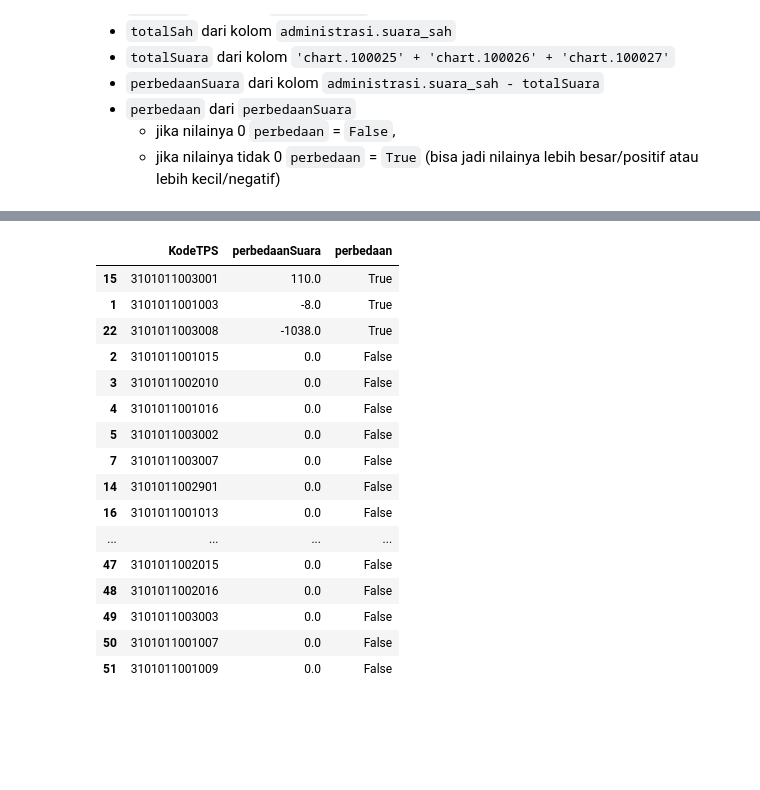
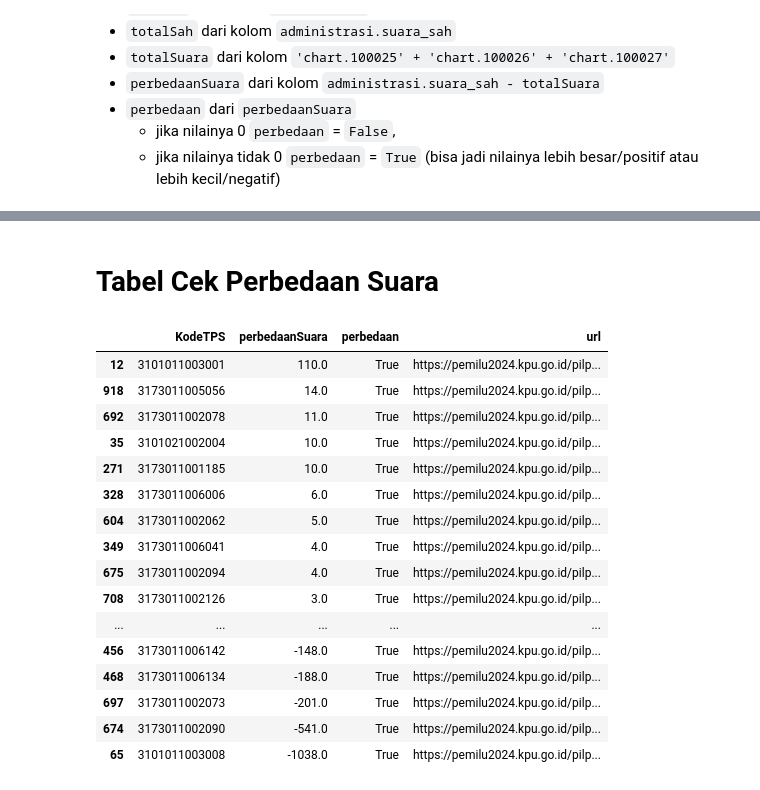
Before and after one commit to hendragunawanipb/sample_pemilu2024, a Jupyter notebook: sample_pemilu.ipynb, the cells around one changed output, grey strips where cells are left out. Drawn from its saved outputs; the diff is of its cells as text; code cells hidden in the pictures; blank space fills up the shorter version.

```diff
--- a/sample_pemilu.ipynb
+++ b/sample_pemilu.ipynb
@@ -63,7 +74,9 @@ import os
 # %%
 
 # Get the path to the sample_pemilu folder
-pemilu_folder_path = os.path.join('/content', 'sample_data_tingkat6_tps')
+#pemilu_folder_path = os.path.join('/content', 'sample_data_tingkat6_tps')
+#pemilu_folder_path = os.path.join('/content', 'drive/MyDrive/sample_pemilu/tingkat6')
+pemilu_folder_path = os.path.join('/content', 'drive/MyDrive/sample_pemilu/tingkat6_1000data')
 
 # List all files in the sample_pemilu folder
 files = os.listdir(pemilu_folder_path)
@@ -175,6 +195,14 @@ combined_df_filtered['suara03'] = combined_df_filtered['chart.100027']
 combined_df_filtered['totalSah'] = combined_df_filtered['administrasi.suara_sah']
 combined_df_filtered['totalSuara'] = combined_df_filtered[['chart.100025', 'chart.100026', 'chart.100027']].sum(axis=1)
 combined_df_filtered['perbedaanSuara'] = combined_df_filtered['administrasi.suara_sah'] - combined_df_filtered['totalSuara']
+combined_df_filtered['url'] =  'https://pemilu2024.kpu.go.id/pilpres/hitung-suara/' + combined_df_filtered['KodeTPS'].str[:2] +'/'+ combined_df_filtered['KodeTPS'].str[:4] +'/'+ combined_df_filtered['KodeTPS'].str[:6] +'/'+ combined_df_filtered['KodeTPS'].str[:10] + '/'+ combined_df_filtered['KodeTPS']
+
+
+
+def make_clickable(val):
+    return '<a href="{}">{}</a>'.format(val,val)
+
+df.style.format(make_clickable)
 
 def cekPerbedaan(row):
     if row['perbedaanSuara'] == 0:
@@ -184,4 +212,4 @@ def cekPerbedaan(row):
     return val
 
 combined_df_filtered['perbedaan'] = combined_df_filtered.apply(cekPerbedaan,axis=1)
-combined_df_filtered
+#combined_df_filtered
@@ -220,0 +236,12 @@ fig.show()
+# %%
+combined_df_filtered_perbedaan = combined_df_filtered[combined_df_filtered['perbedaan'] == True]
+
+fig = px.bar(combined_df_filtered_perbedaan, x='KodeTPS', y=['totalSah', 'totalSuara','perbedaanSuara'],
+             barmode='group', title='totalSah versi KPPS <> totalSuara versi OCR')
+fig.update_layout(
+    title='totalSah KPPS <> totalSuara versi OCR',
+    xaxis_title='KodeTPS',
+    yaxis_title='Jumlah Suara',
+)
+
+fig.show()
@@ -221,20 +250,22 @@ fig.show()
+# %% [markdown]
+# Tabel Cek Perbedaan Suara
 # %%
-combined_df_filtered[['KodeTPS','perbedaanSuara','perbedaan']].sort_values(by=['perbedaan','perbedaanSuara'],ascending=False)
+combined_df_filtered_perbedaan[['KodeTPS','perbedaanSuara','perbedaan','url']].sort_values(by=['perbedaan','perbedaanSuara'],ascending=False)
 # %% [output]
-|  | KodeTPS | perbedaanSuara | perbedaan |
-| 15 | 3101011003001 | 110.0 | True |
-| 1 | 3101011001003 | -8.0 | True |
-| 22 | 3101011003008 | -1038.0 | True |
-| 2 | 3101011001015 | 0.0 | False |
-| 3 | 3101011002010 | 0.0 | False |
-| 4 | 3101011001016 | 0.0 | False |
-| 5 | 3101011003002 | 0.0 | False |
-| 7 | 3101011003007 | 0.0 | False |
-| 14 | 3101011002901 | 0.0 | False |
-| 16 | 3101011001013 | 0.0 | False |
-| ... | ... | ... | ... |
-| 47 | 3101011002015 | 0.0 | False |
-| 48 | 3101011002016 | 0.0 | False |
-| 49 | 3101011003003 | 0.0 | False |
-| 50 | 3101011001007 | 0.0 | False |
-| 51 | 3101011001009 | 0.0 | False |
+|  | KodeTPS | perbedaanSuara | perbedaan | url |
+| 12 | 3101011003001 | 110.0 | True | https://pemilu2024.kpu.go.id/pilp... |
+| 918 | 3173011005056 | 14.0 | True | https://pemilu2024.kpu.go.id/pilp... |
+| 692 | 3173011002078 | 11.0 | True | https://pemilu2024.kpu.go.id/pilp... |
+| 35 | 3101021002004 | 10.0 | True | https://pemilu2024.kpu.go.id/pilp... |
+| 271 | 3173011001185 | 10.0 | True | https://pemilu2024.kpu.go.id/pilp... |
+| 328 | 3173011006006 | 6.0 | True | https://pemilu2024.kpu.go.id/pilp... |
+| 604 | 3173011002062 | 5.0 | True | https://pemilu2024.kpu.go.id/pilp... |
+| 349 | 3173011006041 | 4.0 | True | https://pemilu2024.kpu.go.id/pilp... |
+| 675 | 3173011002094 | 4.0 | True | https://pemilu2024.kpu.go.id/pilp... |
+| 708 | 3173011002126 | 3.0 | True | https://pemilu2024.kpu.go.id/pilp... |
+| ... | ... | ... | ... | ... |
+| 456 | 3173011006142 | -148.0 | True | https://pemilu2024.kpu.go.id/pilp... |
+| 468 | 3173011006134 | -188.0 | True | https://pemilu2024.kpu.go.id/pilp... |
+| 697 | 3173011002073 | -201.0 | True | https://pemilu2024.kpu.go.id/pilp... |
+| 674 | 3173011002090 | -541.0 | True | https://pemilu2024.kpu.go.id/pilp... |
+| 65 | 3101011003008 | -1038.0 | True | https://pemilu2024.kpu.go.id/pilp... |
```
Also changed, not shown: parts of 14 cells of this notebook.
